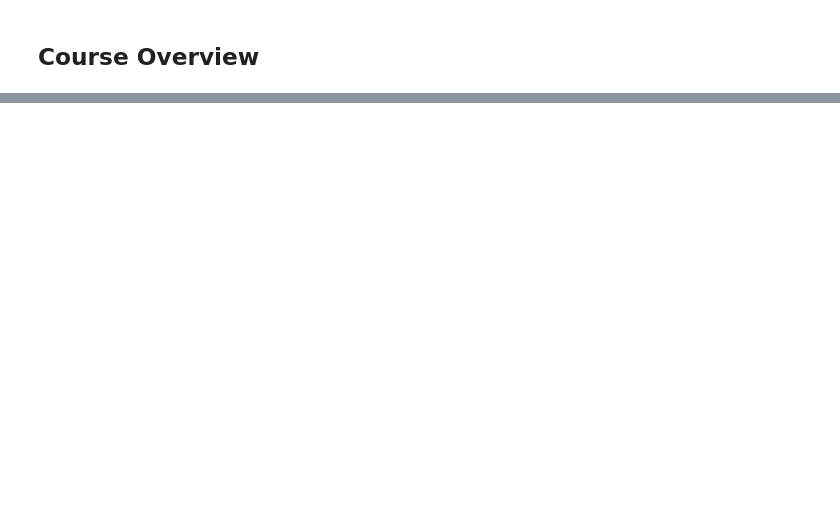
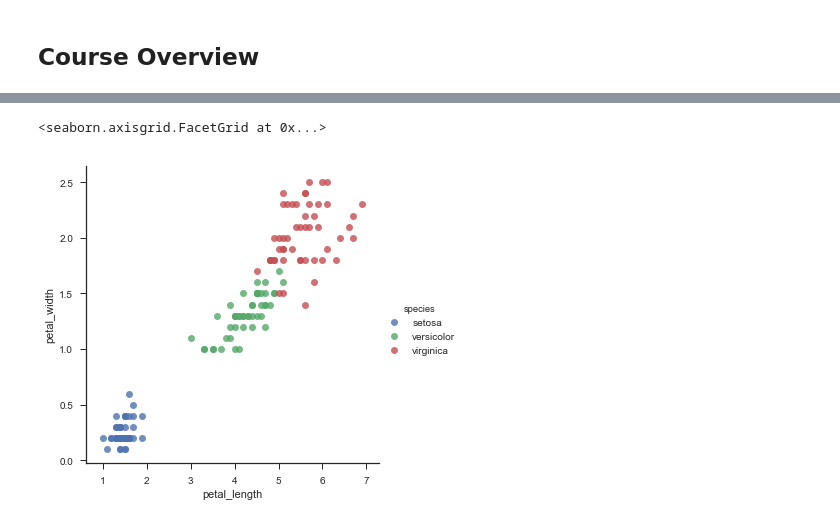
Before and after one commit to organisciak/Scripting-Course, a Jupyter notebook: slides/01-introduction.ipynb, the cells around one changed output, grey strips where cells are left out. Drawn from its saved outputs; the diff is of its cells as text; code cells hidden in the pictures; blank space fills up the shorter version.

```diff
--- a/slides/01-introduction.ipynb
+++ b/slides/01-introduction.ipynb
@@ -91,0 +386,5 @@ Add wide versus long data to syllabus
+# %%
+sns.lmplot(data=iris, x='petal_length', y='petal_width', hue='species', fit_reg=False)
+# %% [output]
+<seaborn.axisgrid.FacetGrid at 0x...>
+[figure, added]
```
Also changed, not shown: parts of 129 cells of this notebook, 22 other files.
